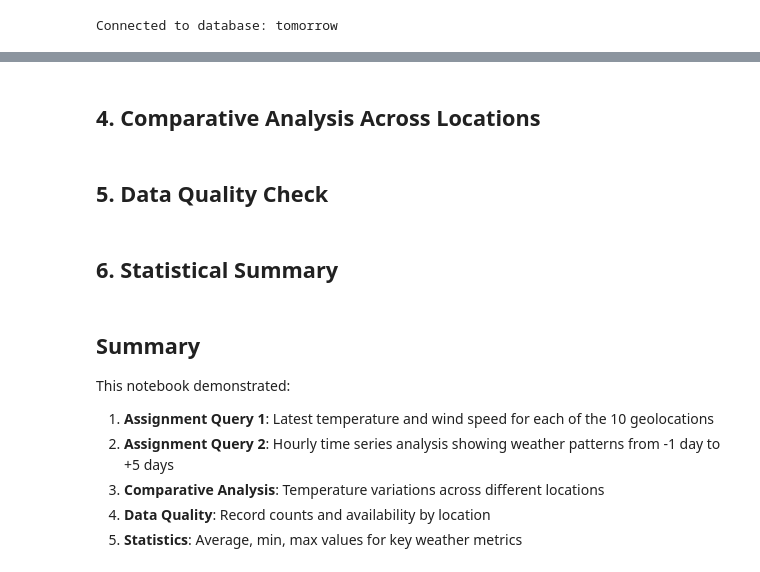
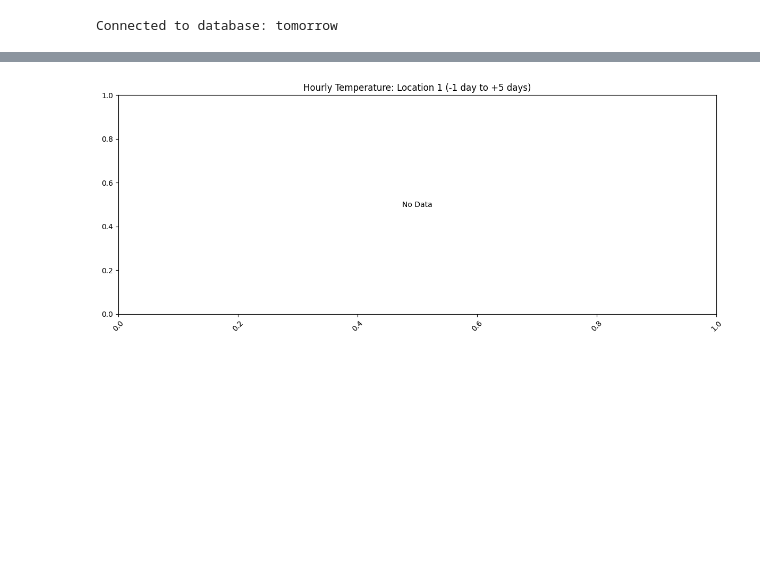
Before and after one commit to irensaltali/amperon-take-home, a Jupyter notebook: analysis.ipynb, the cells around one changed output, grey strips where cells are left out. Cells and saved outputs as stored; diff of their text form; code cells hidden in the pictures; blank space fills up the shorter version.

```diff
--- a/analysis.ipynb
+++ b/analysis.ipynb
@@ -215,2 +119,0 @@ plt.show()
-# %% [markdown]
-## 4. Comparative Analysis Across Locations
@@ -246,2 +119,0 @@ plt.show()
-# %% [markdown]
-## 5. Data Quality Check
@@ -275,2 +119,0 @@ plt.show()
-# %% [markdown]
-## 6. Statistical Summary
@@ -307,10 +120,19 @@ plt.show()
-# %% [markdown]
-## Summary
-
-This notebook demonstrated:
-
-1. **Assignment Query 1**: Latest temperature and wind speed for each of the 10 geolocations
-2. **Assignment Query 2**: Hourly time series analysis showing weather patterns from -1 day to +5 days
-3. **Comparative Analysis**: Temperature variations across different locations
-4. **Data Quality**: Record counts and availability by location
-5. **Statistics**: Average, min, max values for key weather metrics
+# %%
+# Plot hourly temperature time series
+plt.figure(figsize=(12, 5))
+
+if not ts_df.empty and ts_df['temperature'].notna().any():
+    plt.plot(ts_df['timestamp'], ts_df['temperature'], marker='o', markersize=3, color='coral')
+    plt.axvline(datetime.now(), color='gray', linestyle='--', label='Now')
+    plt.xlabel('Time')
+    plt.ylabel('Temperature (°C)')
+    plt.legend()
+else:
+    plt.text(0.5, 0.5, 'No Data', ha='center', va='center', transform=plt.gca().transAxes)
+
+plt.title(f'Hourly Temperature: Location {location_id} (-1 day to +5 days)')
+plt.xticks(rotation=45)
+plt.tight_layout()
+plt.show()
+# %% [output]
+[figure, added]
```
Also changed, not shown: parts of 18 cells of this notebook, 4 other files.
